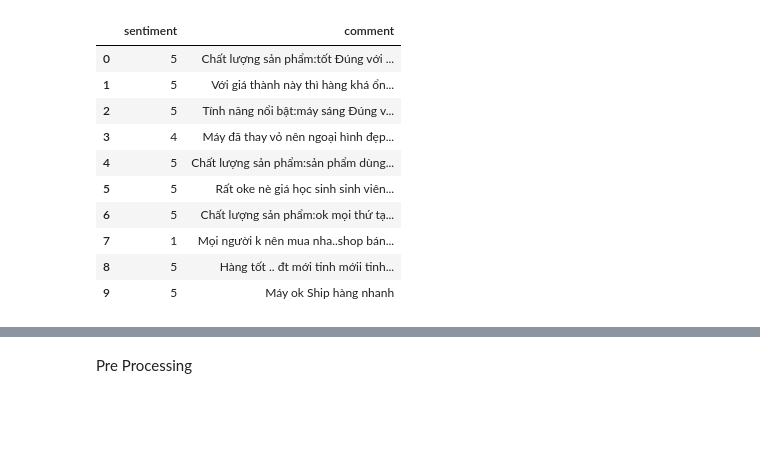
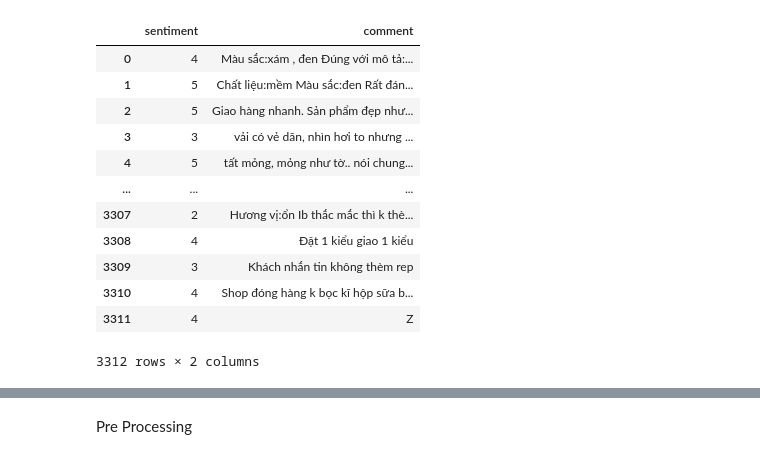
Before and after one commit to congvan1/sentiment_classification-, a Jupyter notebook: main.ipynb, the cells around one changed output, grey strips where cells are left out. Saved outputs shown, nothing was run; the diff lists cells and outputs as text; code cells hidden in the pictures; blank space fills up the shorter version.

```diff
--- a/main.ipynb
+++ b/main.ipynb
@@ -8,15 +14,17 @@ import matplotlib.pyplot as plt
 # %%
-data = pd.read_csv('dataset.csv')
-data.head(10)
+data = pd.read_csv('reviews.csv')
+data
 # %% [output]
 |  | sentiment | comment |
-| 0 | 5 | Chất lượng sản phẩm:tốt Đúng với ... |
-| 1 | 5 | Với giá thành này thì hàng khá ổn... |
-| 2 | 5 | Tính năng nổi bật:máy sáng Đúng v... |
-| 3 | 4 | Máy đã thay vỏ nên ngoại hình đẹp... |
-| 4 | 5 | Chất lượng sản phẩm:sản phẩm dùng... |
-| 5 | 5 | Rất oke nè giá học sinh sinh viên... |
-| 6 | 5 | Chất lượng sản phẩm:ok mọi thứ tạ... |
-| 7 | 1 | Mọi người k nên mua nha..shop bán... |
-| 8 | 5 | Hàng tốt .. đt mới tinh mớii tinh... |
-| 9 | 5 | Máy ok Ship hàng nhanh |
+| 0 | 4 | Màu sắc:xám , đen Đúng với mô tả:... |
+| 1 | 5 | Chất liệu:mềm Màu sắc:đen Rất đán... |
+| 2 | 5 | Giao hàng nhanh. Sản phẩm đẹp như... |
+| 3 | 3 | vải có vẻ dãn, nhìn hơi to nhưng ... |
+| 4 | 5 | tất mỏng, mỏng như tờ.. nói chung... |
+| ... | ... | ... |
+| 3307 | 2 | Hương vị:ổn Ib thắc mắc thì k thè... |
+| 3308 | 4 | Đặt 1 kiểu giao 1 kiểu |
+| 3309 | 3 | Khách nhắn tin không thèm rep |
+| 3310 | 4 | Shop đóng hàng k bọc kĩ hộp sữa b... |
+| 3311 | 4 | Z |
+3312 rows × 2 columns
```
Also changed, not shown: parts of 20 cells of this notebook, 6 other files.
